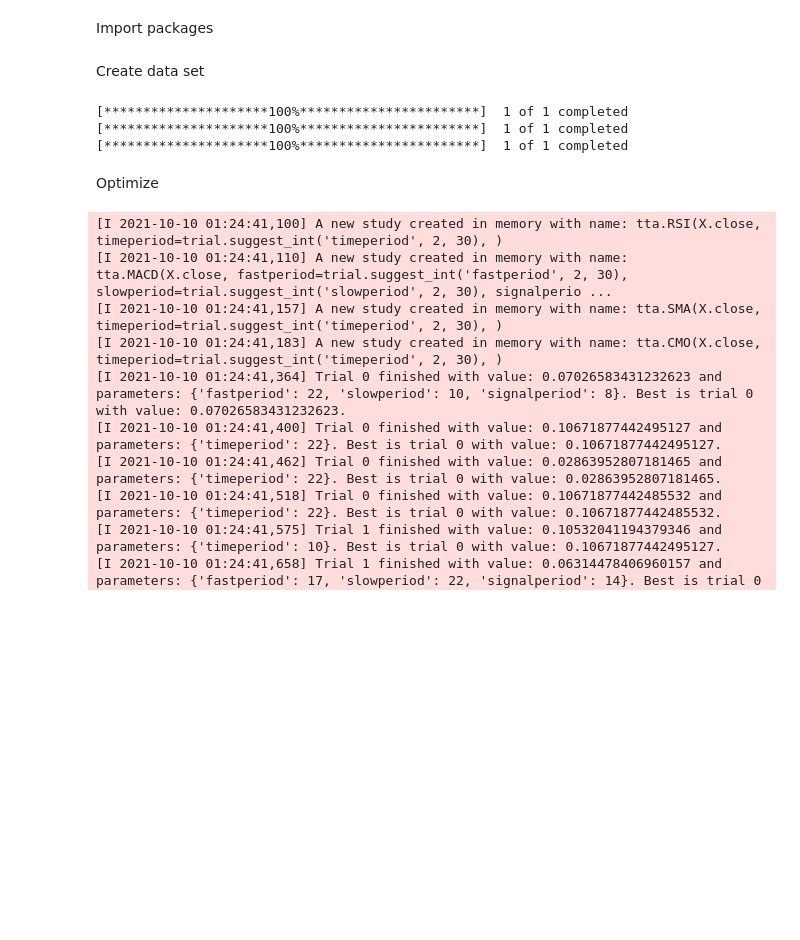
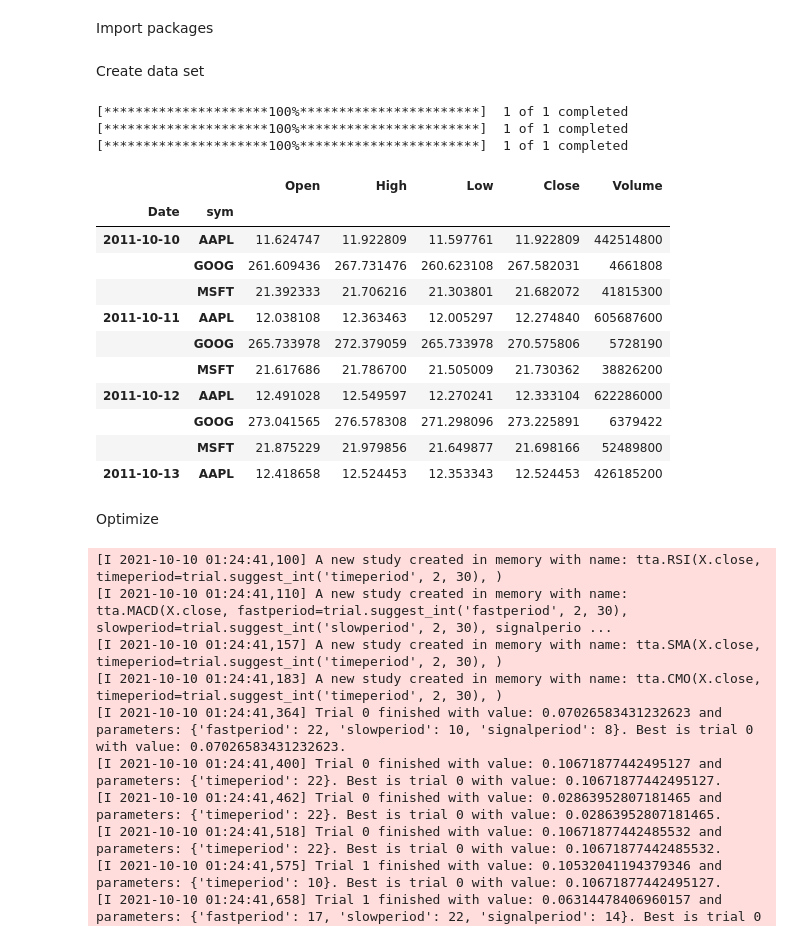
Before and after one commit to jmrichardson/tuneta, a Jupyter notebook: notebooks/tune_market.ipynb, the cells around one changed output. Saved outputs shown, nothing was run; the diff lists cells and outputs as text; code cells hidden in the pictures; blank space fills up the shorter version.

```diff
--- a/notebooks/tune_market.ipynb
+++ b/notebooks/tune_market.ipynb
@@ -25,28 +25,42 @@ Create data set
 # %%
 aapl = yf.download("AAPL", period="10y", interval="1d", auto_adjust=True)
 aapl['sym'] = "AAPL"
 aapl.set_index('sym', append=True, inplace=True)
 aapl['return'] = percent_return(aapl.Close, offset=-1)
 
 msft = yf.download("MSFT", period="10y", interval="1d", auto_adjust=True)
 msft['sym'] = "MSFT"
 msft.set_index('sym', append=True, inplace=True)
 msft['return'] = percent_return(msft.Close, offset=-1)
 
 goog = yf.download("GOOG", period="10y", interval="1d", auto_adjust=True)
 goog['sym'] = "GOOG"
 goog.set_index('sym', append=True, inplace=True)
 goog['return'] = percent_return(goog.Close, offset=-1)
 
 X = pd.concat([aapl, msft, goog], axis=0).sort_index()
 y = X['return']
 X = X.drop(columns=['return'])
 
 X_train, X_test, y_train, y_test = train_test_split(X, y, test_size=.3, shuffle=False)
+
+X_train.head(10)
 # %% [output]
 [*********************100%***********************]  1 of 1 completed
 [*********************100%***********************]  1 of 1 completed
 [*********************100%***********************]  1 of 1 completed
+|  |  | Open | High | Low | Close | Volume |
+| Date | sym |  |  |  |  |  |
+| 2011-10-10 | AAPL | 11.624747 | 11.922809 | 11.597761 | 11.922809 | 442514800 |
+|  | GOOG | 261.609436 | 267.731476 | 260.623108 | 267.582031 | 4661808 |
+|  | MSFT | 21.392333 | 21.706216 | 21.303801 | 21.682072 | 41815300 |
+| 2011-10-11 | AAPL | 12.038108 | 12.363463 | 12.005297 | 12.274840 | 605687600 |
+|  | GOOG | 265.733978 | 272.379059 | 265.733978 | 270.575806 | 5728190 |
+|  | MSFT | 21.617686 | 21.786700 | 21.505009 | 21.730362 | 38826200 |
+| 2011-10-12 | AAPL | 12.491028 | 12.549597 | 12.270241 | 12.333104 | 622286000 |
+|  | GOOG | 273.041565 | 276.578308 | 271.298096 | 273.225891 | 6379422 |
+|  | MSFT | 21.875229 | 21.979856 | 21.649877 | 21.698166 | 52489800 |
+| 2011-10-13 | AAPL | 12.418658 | 12.524453 | 12.353343 | 12.524453 | 426185200 |
 # %% [markdown]
 Optimize
 # %%
```
